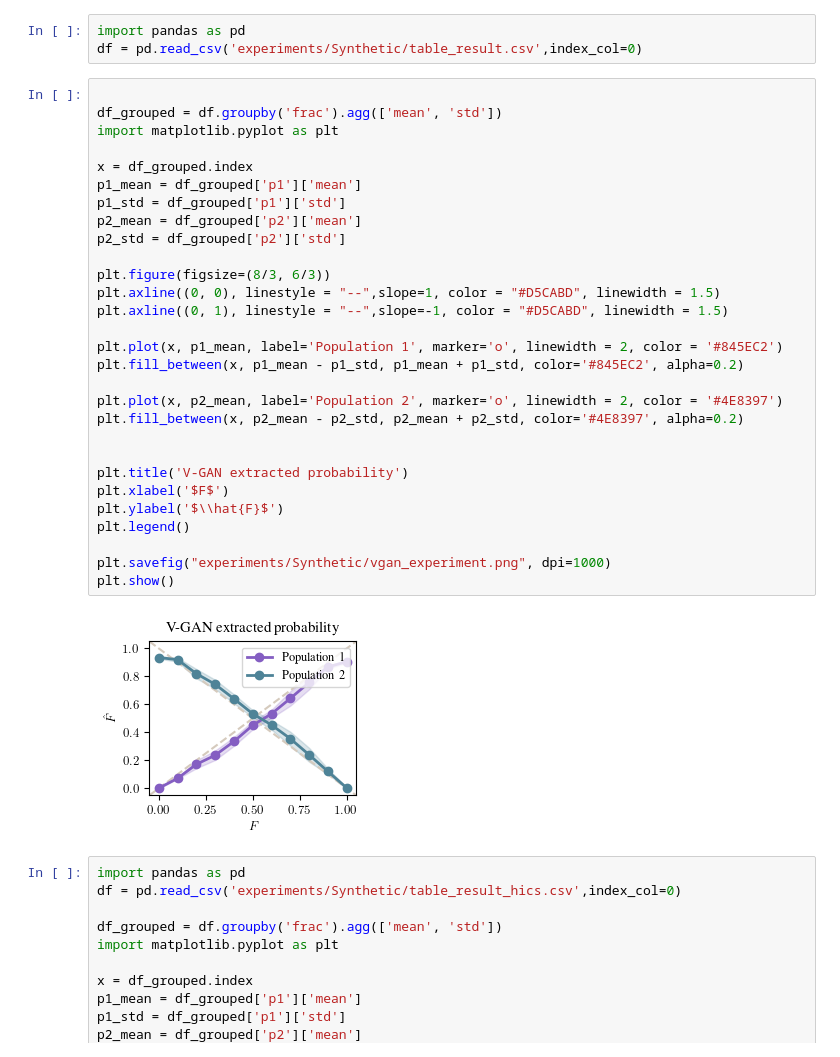
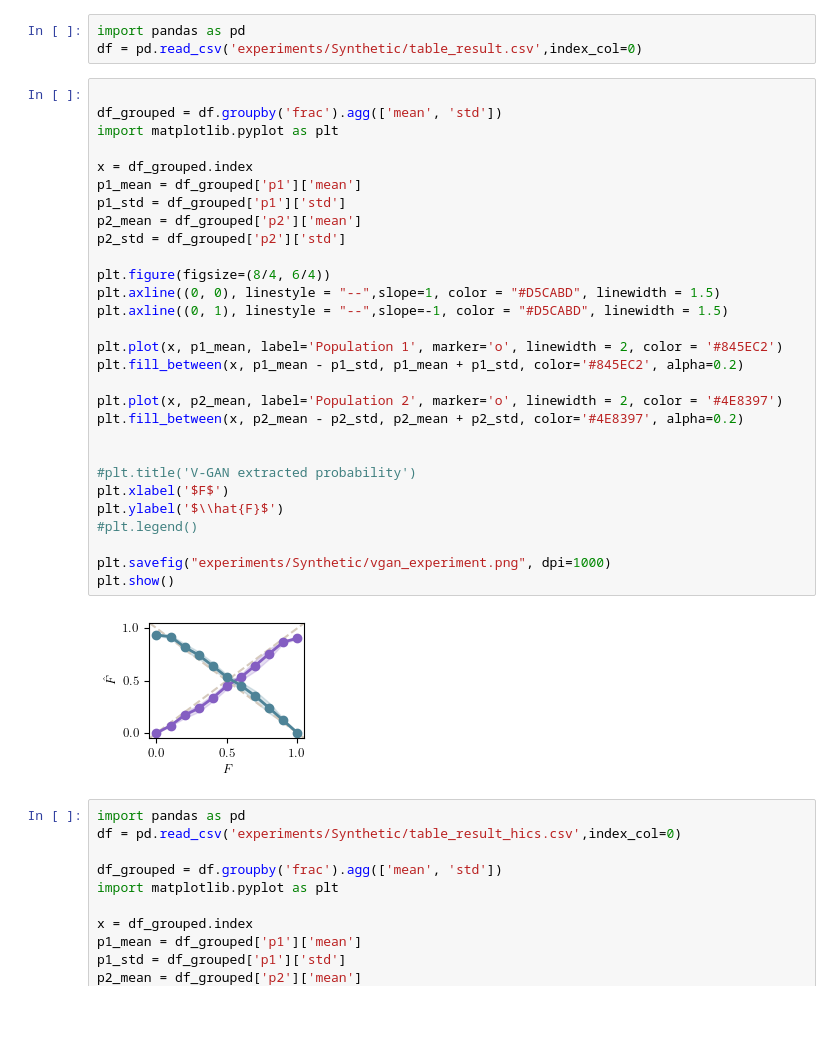
Before and after one commit to jcribeiro98/V-GAN, a Jupyter notebook: images.ipynb, the cells around one changed output. Cells and saved outputs as stored; diff of their text form; blank space fills up the shorter version.

Commit message:
Final VGAN graph

```diff
--- a/images.ipynb
+++ b/images.ipynb
@@ -36,34 +36,34 @@ df = pd.read_csv('experiments/Synthetic/table_result.csv',index_col=0)
 # %%
 
 df_grouped = df.groupby('frac').agg(['mean', 'std'])
 import matplotlib.pyplot as plt
 
 x = df_grouped.index
 p1_mean = df_grouped['p1']['mean']
 p1_std = df_grouped['p1']['std']
 p2_mean = df_grouped['p2']['mean']
 p2_std = df_grouped['p2']['std']
 
-plt.figure(figsize=(8/3, 6/3))
+plt.figure(figsize=(8/4, 6/4))
 plt.axline((0, 0), linestyle = "--",slope=1, color = "#D5CABD", linewidth = 1.5)
 plt.axline((0, 1), linestyle = "--",slope=-1, color = "#D5CABD", linewidth = 1.5)
 
 plt.plot(x, p1_mean, label='Population 1', marker='o', linewidth = 2, color = '#845EC2')
 plt.fill_between(x, p1_mean - p1_std, p1_mean + p1_std, color='#845EC2', alpha=0.2)
 
 plt.plot(x, p2_mean, label='Population 2', marker='o', linewidth = 2, color = '#4E8397')
 plt.fill_between(x, p2_mean - p2_std, p2_mean + p2_std, color='#4E8397', alpha=0.2)
 
 
-plt.title('V-GAN extracted probability')
+#plt.title('V-GAN extracted probability')
 plt.xlabel('$F$')
 plt.ylabel('$\\hat{F}$')
-plt.legend()
+#plt.legend()
 
 plt.savefig("experiments/Synthetic/vgan_experiment.png", dpi=1000)
 plt.show()
 # %% [output]
-[figure, old version]
+[figure, new version]
 # %%
 import pandas as pd
 df = pd.read_csv('experiments/Synthetic/table_result_hics.csv',index_col=0)
```
Also changed, not shown: parts of 1 cell of this notebook.
